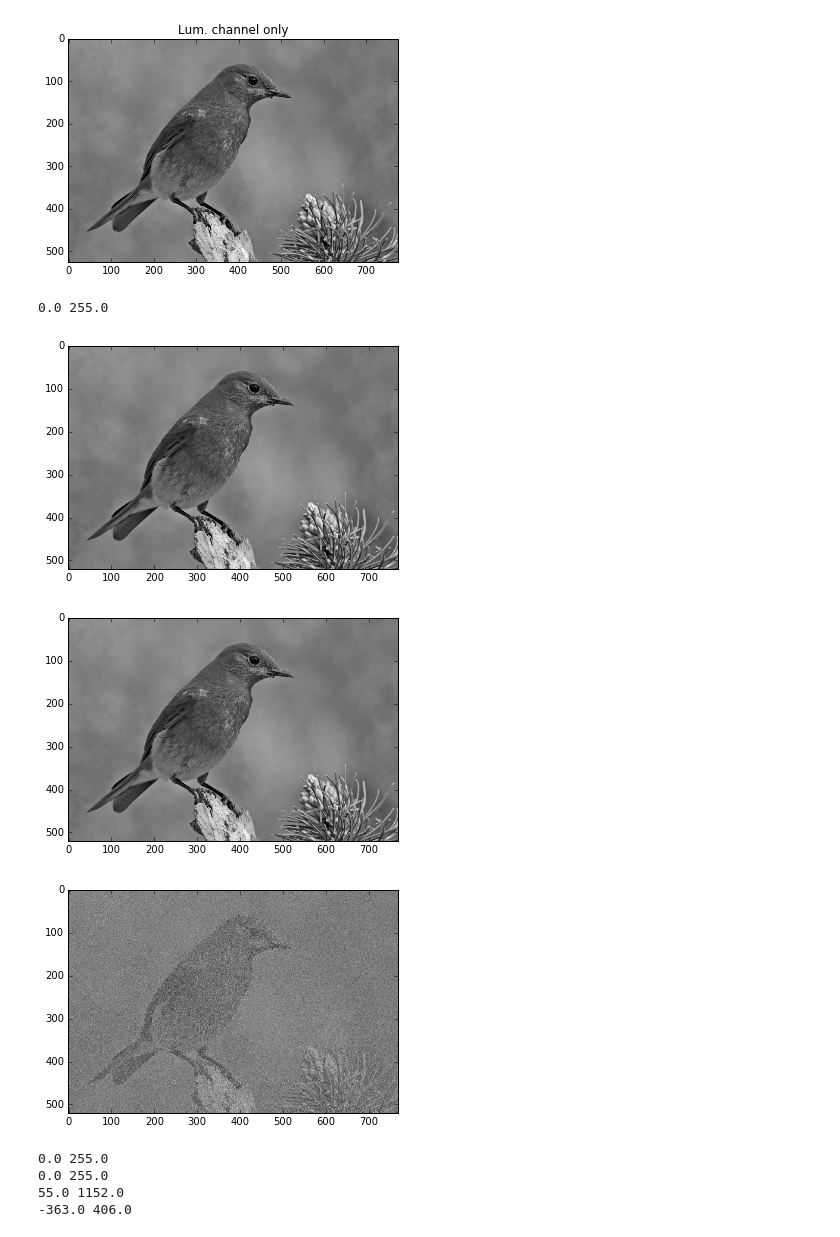
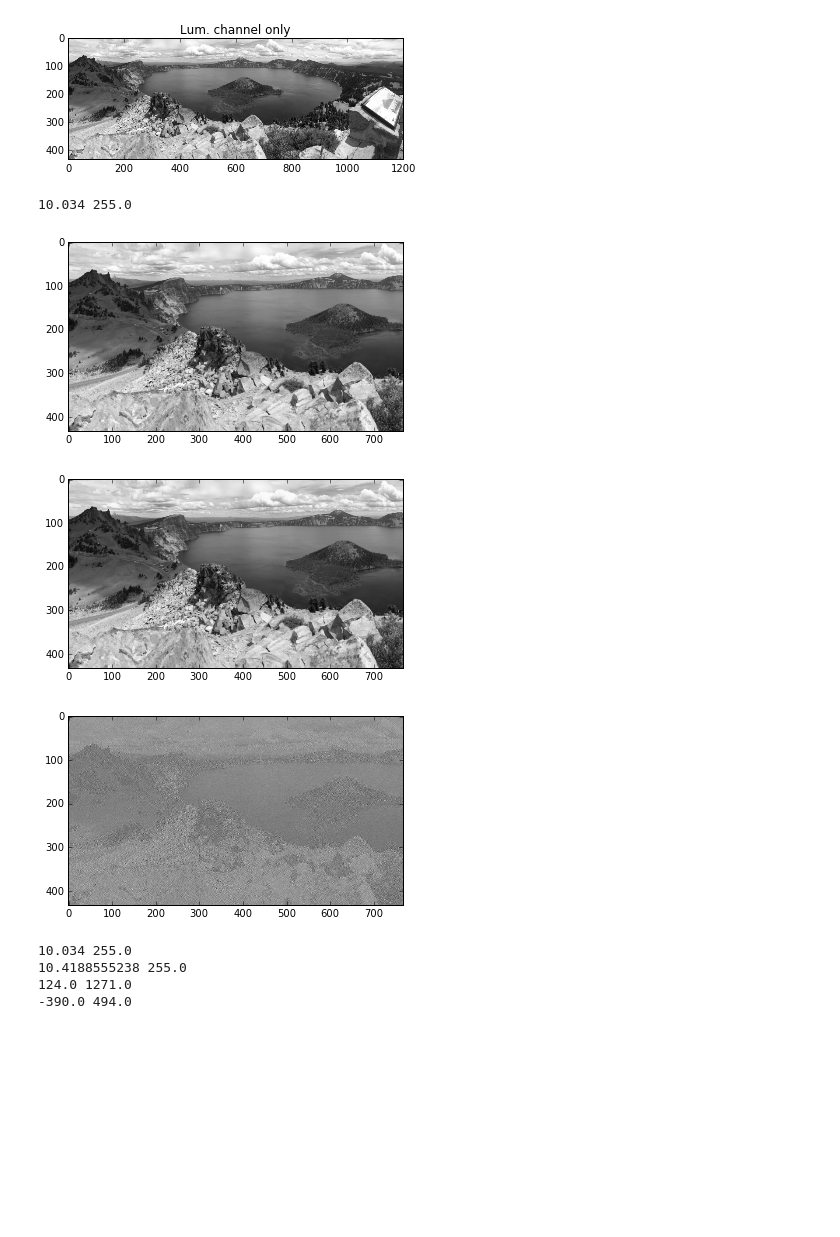
Before and after one commit to yizow/RiFi, a Jupyter notebook: imagetest.ipynb, the cells around one changed output. Drawn from its saved outputs; the diff is of its cells as text; code cells hidden in the pictures; blank space fills up the shorter version.

```diff
--- a/imagetest.ipynb
+++ b/imagetest.ipynb
@@ -12,7 +12,7 @@ import reedsolo
 # %%
 IMG_DIR = 'Images/'
 # %%
-img = ndimage.imread(IMG_DIR+'bird.jpg')
+img = ndimage.imread(IMG_DIR+'createrLake.tiff')
 plt.imshow(img)
 plt.show()
 # %% [output]
@@ -44,8 +44,8 @@ plt.show()
 
 print np.min(imgL), np.max(imgL)
 # %% [output]
-[figure, old version]
+[figure, new version]
-0.0 255.0
+10.034 255.0
 # %%
 def genZigZag(n):
     # Used to calculate the "zigzag" traversal used to flatten JPEG blocks
@@ -256,32 +256,32 @@ class JPEG(object):
 # %%
 # Proof of concept of JPEG class
 imgIn = imgL[:520,:768]
 j = JPEG(imgIn, qtable=JPEG.QL, QF=95)
 imgProc = j.process()
-jI = IJPEG(imgProc, JPEG.QL, QF=95, dims=imgIn.shape, rescale=True)
+jI = JPEG(imgProc, JPEG.QL, QF=95, dims=imgIn.shape, rescale=True)
 imgOut = jI.unprocess()
 
 
 plt.figure()
 plt.imshow(imgIn, cmap='gray')
 plt.figure()
 plt.imshow(imgOut.astype(np.uint8), cmap='gray')
 plt.figure()
 plt.imshow(imgIn - imgOut, cmap='gray')
 plt.show()
 
 print np.min(imgIn), np.max(imgOut)
 print np.min(imgOut), np.max(imgOut)
 print np.min(imgProc[:,0]), np.max(imgProc[:,0])
 print np.min(imgProc[:,1:]), np.max(imgProc[:,1:])
 # %% [output]
-[figure, old version]
+[figure, new version]
-[figure, old version]
+[figure, new version]
-[figure, old version]
+[figure, new version]
-0.0 255.0
-0.0 255.0
-55.0 1152.0
--363.0 406.0
+10.034 255.0
+10.4188555238 255.0
+124.0 1271.0
+-390.0 494.0
 # %%
 def RiFi_preprocess(img):
     # Calculating image shape to be even multiples of 8.
```
Also changed, not shown: parts of 3 cells of this notebook, 2 other files.
